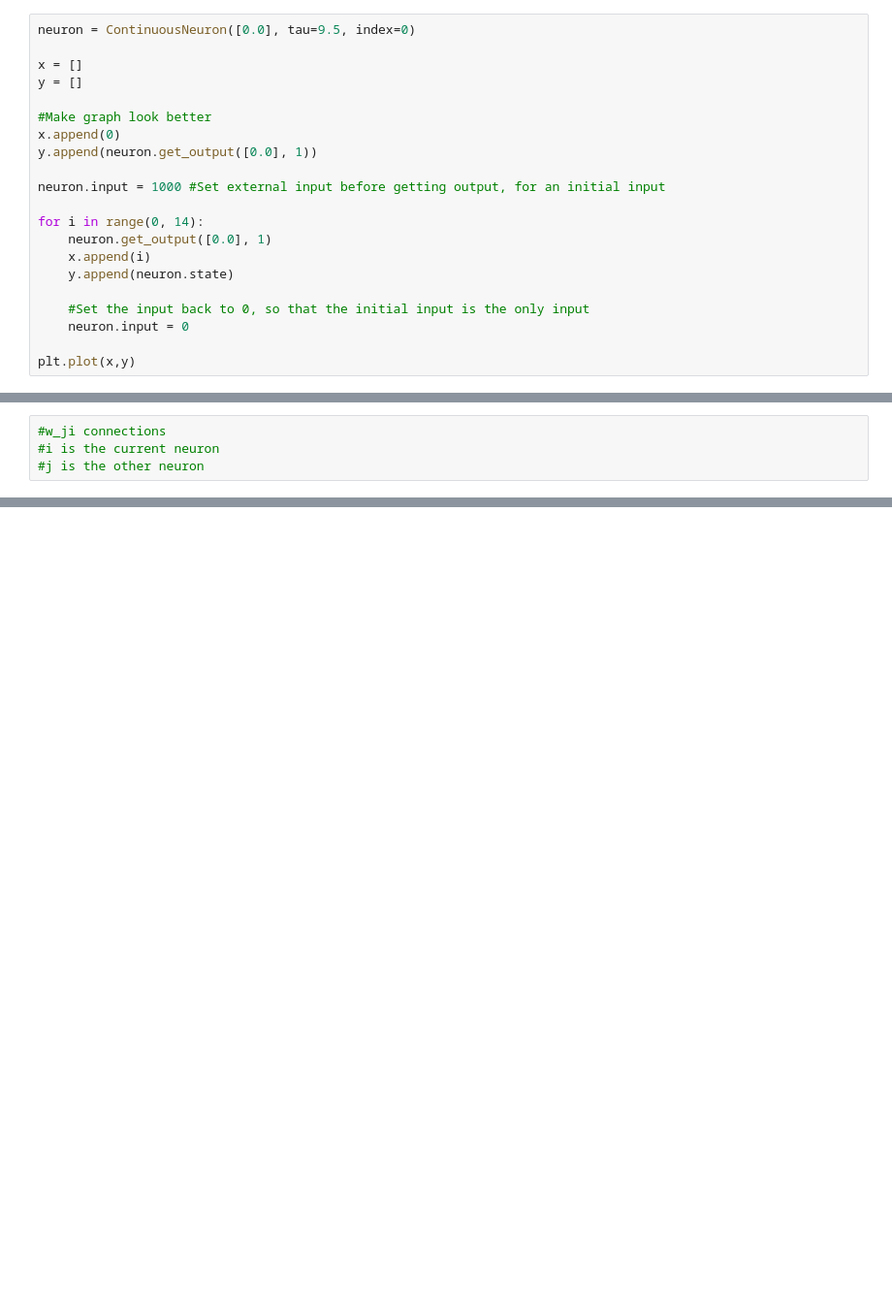
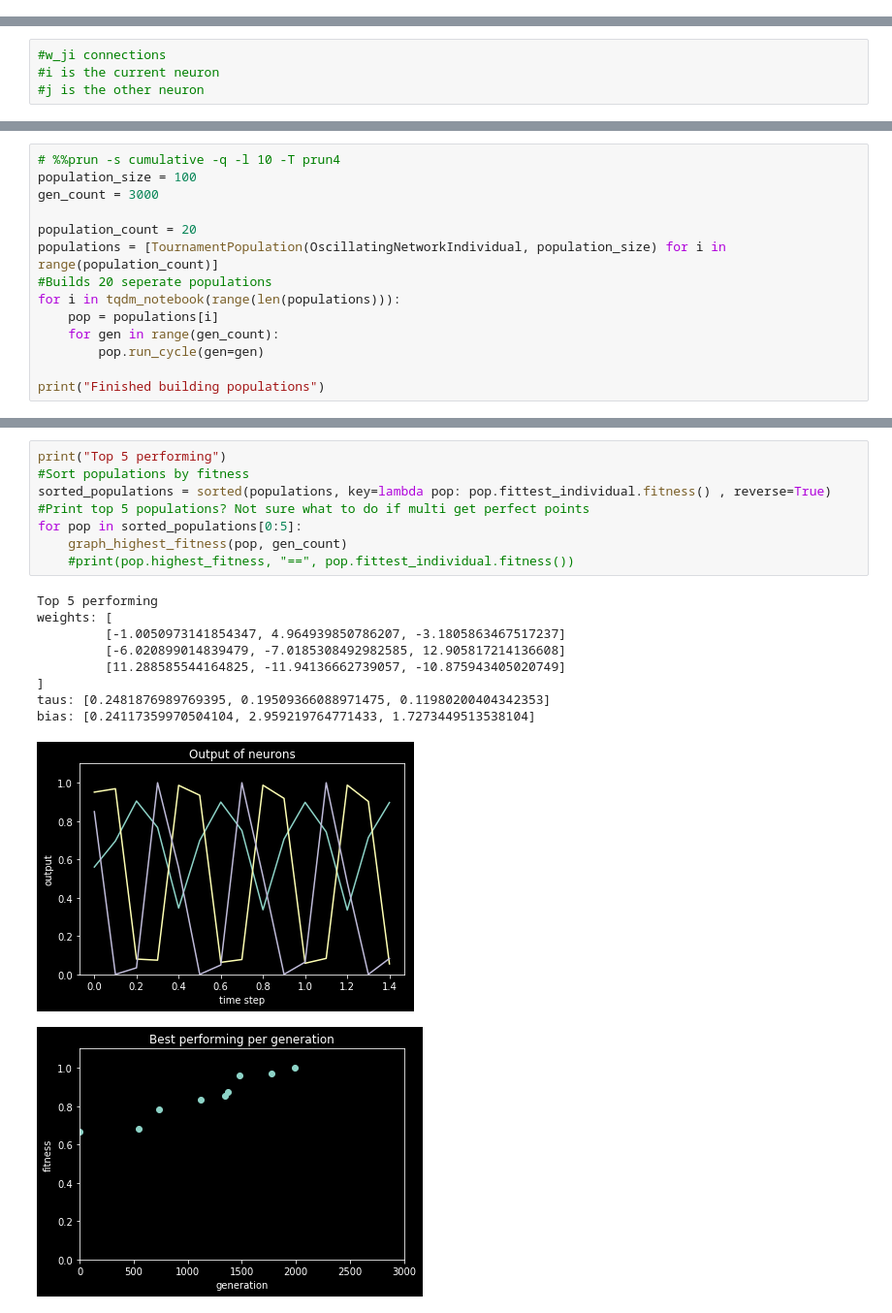
Before and after one commit to JustChristian/RandomNotebooks, a Jupyter notebook: ctrnn.ipynb, the cells around one changed output, grey strips where cells are left out. Shown: that part at 97% size. Drawn from its saved outputs; the diff is of its cells as text; blank space fills up the shorter version.

Commit message:
added a few graphs showing output for oscillation fitness function

```diff
--- a/ctrnn.ipynb
+++ b/ctrnn.ipynb
@@ -59,21 +14,0 @@ class ContinuousNeuron(object):
-# %%
-neuron = ContinuousNeuron([0.0], tau=9.5, index=0)
-
-x = []
-y = []
-
-#Make graph look better
-x.append(0)
-y.append(neuron.get_output([0.0], 1))
-
-neuron.input = 1000 #Set external input before getting output, for an initial input
-
-for i in range(0, 14):
-    neuron.get_output([0.0], 1)
-    x.append(i)
-    y.append(neuron.state)
-
-    #Set the input back to 0, so that the initial input is the only input
-    neuron.input = 0
-
-plt.plot(x,y)
@@ -215,0 +148,14 @@ plt.show()
+# %%
+# %%prun -s cumulative -q -l 10 -T prun4
+population_size = 100
+gen_count = 3000
+
+population_count = 20
+populations = [TournamentPopulation(OscillatingNetworkIndividual, population_size) for i in range(population_count)]
+#Builds 20 seperate populations
+for i in tqdm_notebook(range(len(populations))):
+    pop = populations[i]
+    for gen in range(gen_count):
+        pop.run_cycle(gen=gen)
+
+print("Finished building populations")
@@ -215,0 +165,19 @@ plt.show()
+# %%
+print("Top 5 performing")
+#Sort populations by fitness
+sorted_populations = sorted(populations, key=lambda pop: pop.fittest_individual.fitness() , reverse=True)
+#Print top 5 populations? Not sure what to do if multi get perfect points
+for pop in sorted_populations[0:5]:
+    graph_highest_fitness(pop, gen_count)
+    #print(pop.highest_fitness, "==", pop.fittest_individual.fitness())
+# %% [output]
+Top 5 performing
+weights: [
+         [-1.0050973141854347, 4.964939850786207, -3.1805863467517237]
+         [-6.020899014839479, -7.0185308492982585, 12.905817214136608]
+         [11.288585544164825, -11.94136662739057, -10.875943405020749]
+]
+taus: [0.2481876989769395, 0.19509366088971475, 0.11980200404342353]
+bias: [0.24117359970504104, 2.959219764771433, 1.7273449513538104]
+[figure, added]
+[figure, added]
```
Also changed, not shown: parts of 14 cells of this notebook, 2 other files.
